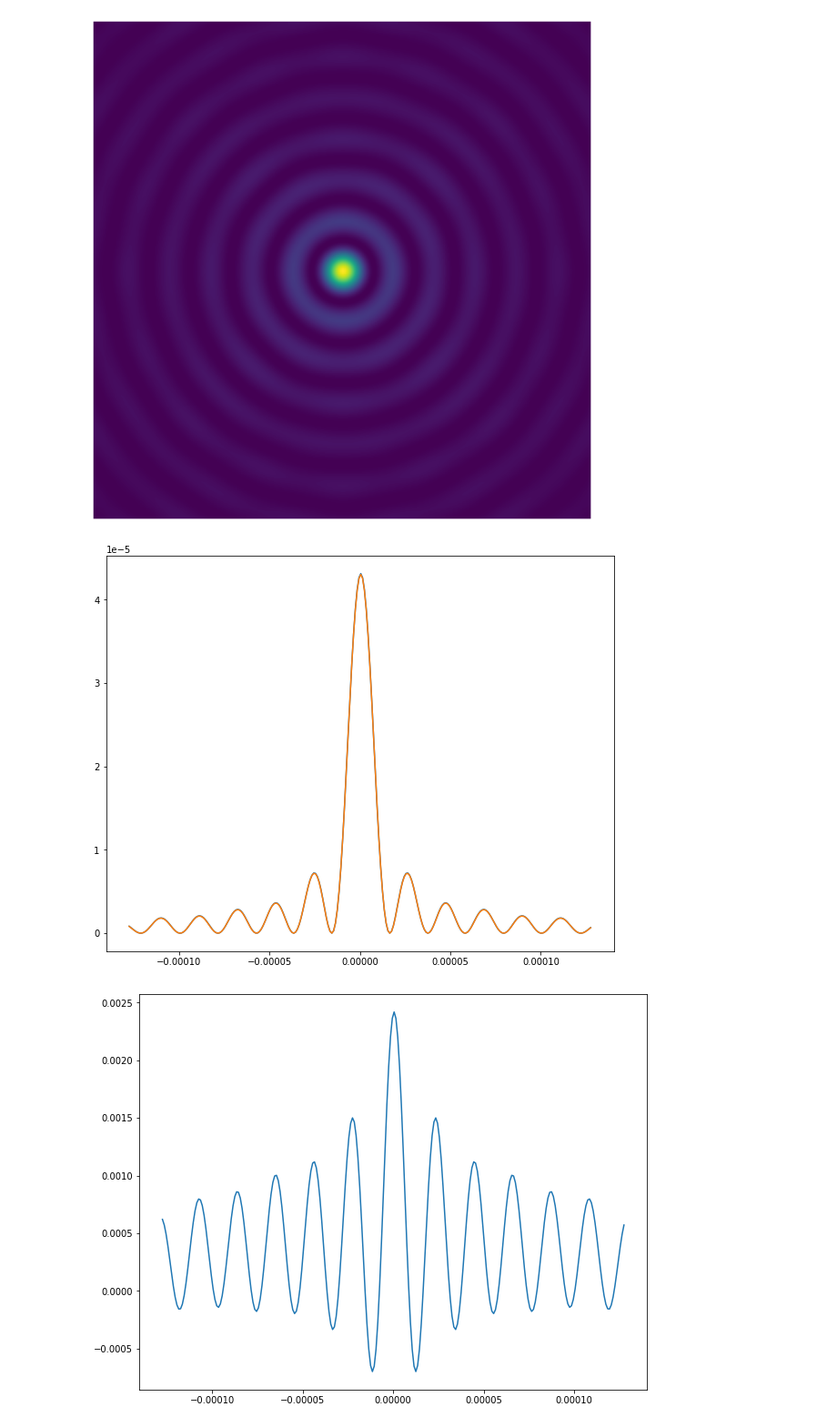
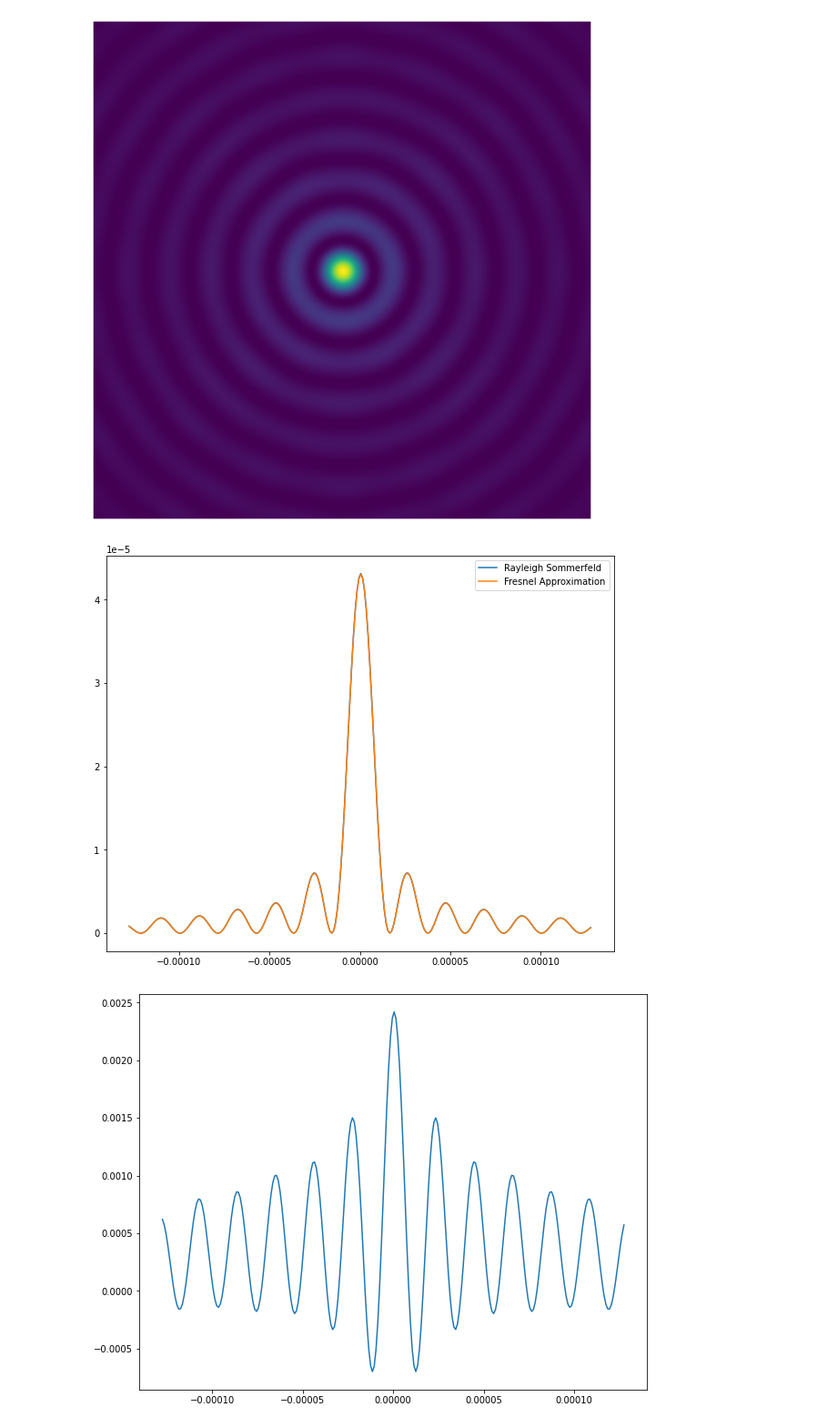
Before and after one commit to dieu-detruit/bachelor-thesis, a Jupyter notebook: illustration/chapter2/diffraction_comparison.ipynb, the cells around one changed output. Shown at 91% size. Cells and saved outputs as stored; diff of their text form; code cells hidden in the pictures.

```diff
--- a/illustration/chapter2/diffraction_comparison.ipynb
+++ b/illustration/chapter2/diffraction_comparison.ipynb
@@ -34,17 +34,19 @@ plt.imshow(intensity_fresnel[(N//2-K//2):(N//2+K//2), (N//2-K//2):(N//2+K//2)])
 # %%
 focus_pixel = 1.0e-6
 focus_length = focus_pixel * N
 x = np.linspace(-0.5 * focus_length, 0.5 * focus_length, N)
 
 profile_sommerfeld = intensity_sommerfeld[N//2]
 profile_fresnel = intensity_fresnel[N//2]
 
 fig = plt.figure(figsize=(10, 8))
-plt.plot(x[(N//2-K//2):(N//2+K//2)], profile_sommerfeld[(N//2-K//2):(N//2+K//2)])
-plt.plot(x[(N//2-K//2):(N//2+K//2)], profile_fresnel[(N//2-K//2):(N//2+K//2)])
+plt.plot(x[(N//2-K//2):(N//2+K//2)], profile_sommerfeld[(N//2-K//2):(N//2+K//2)], label='Rayleigh Sommerfeld')
+plt.plot(x[(N//2-K//2):(N//2+K//2)], profile_fresnel[(N//2-K//2):(N//2+K//2)], label='Fresnel Approximation')
+
+plt.legend()
 fig.savefig('../../thesis/chap2/figure/diffraction_comparison_profile.png')
 # %% [output]
-[figure, old version]
+[figure, new version]
 # %%
 fig = plt.figure(figsize=(10, 8))
 diff_normalized = (profile_sommerfeld - profile_fresnel) / np.max(profile_sommerfeld)
```
Also changed, not shown: 6 other files.
